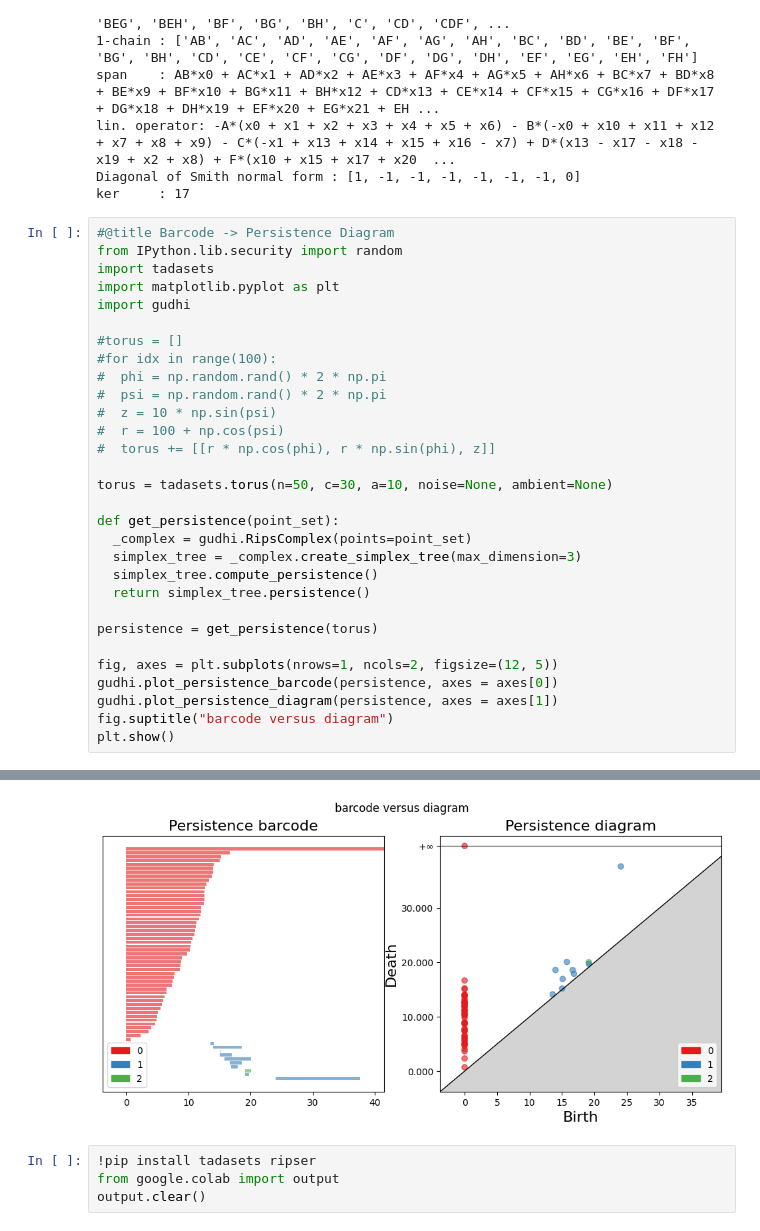
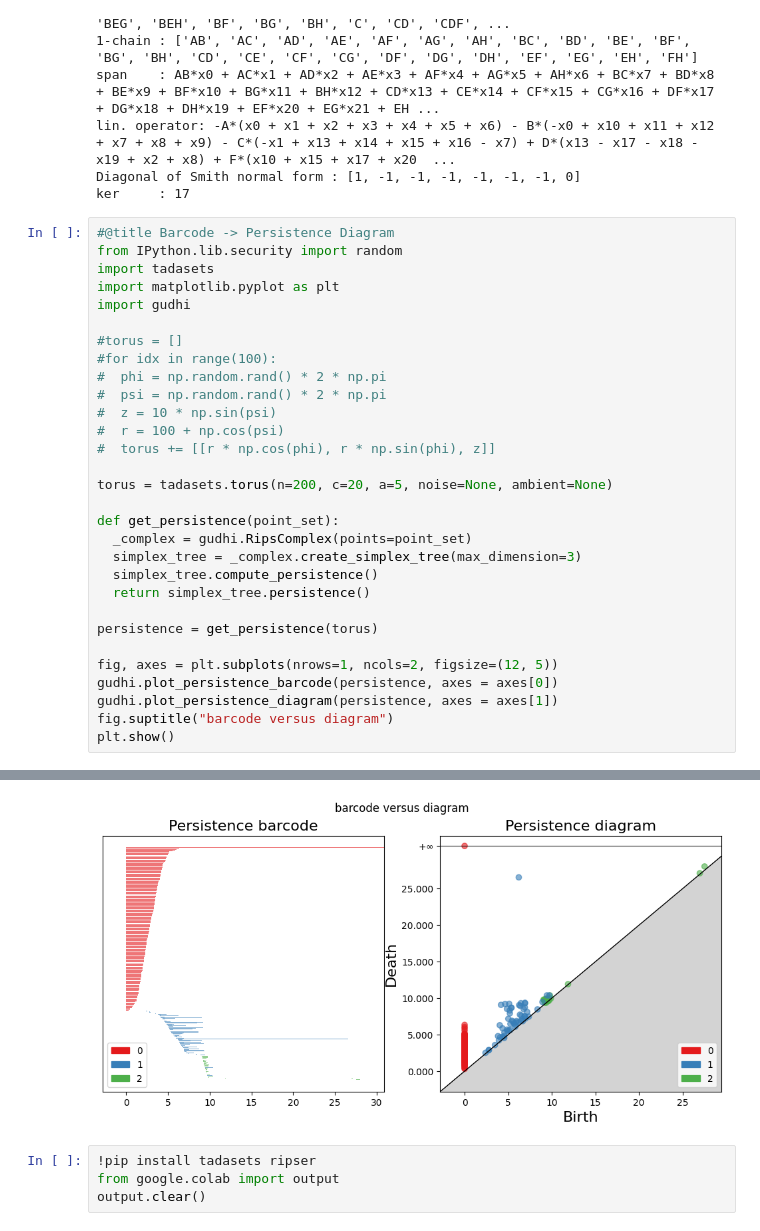
Before and after one commit to fbeilstein/presentations, a Jupyter notebook: presentation_for_April_11_2024.ipynb, the cells around one changed output, grey strips where cells are left out. Drawn from its saved outputs; the diff is of its cells as text.

```diff
--- a/presentation_for_April_11_2024.ipynb
+++ b/presentation_for_April_11_2024.ipynb
@@ -1246,7 +1247,7 @@ import gudhi
 #  r = 100 + np.cos(psi)
 #  torus += [[r * np.cos(phi), r * np.sin(phi), z]]
 
-torus = tadasets.torus(n=50, c=30, a=10, noise=None, ambient=None)
+torus = tadasets.torus(n=200, c=20, a=5, noise=None, ambient=None)
 
 def get_persistence(point_set):
   _complex = gudhi.RipsComplex(points=point_set)
@@ -1265,4 +1267,4 @@ plt.show()
-[figure, old version]
+[figure, new version]
 # %%
 !pip install tadasets ripser
 from google.colab import output
```
Also changed, not shown: parts of 4 cells of this notebook.
